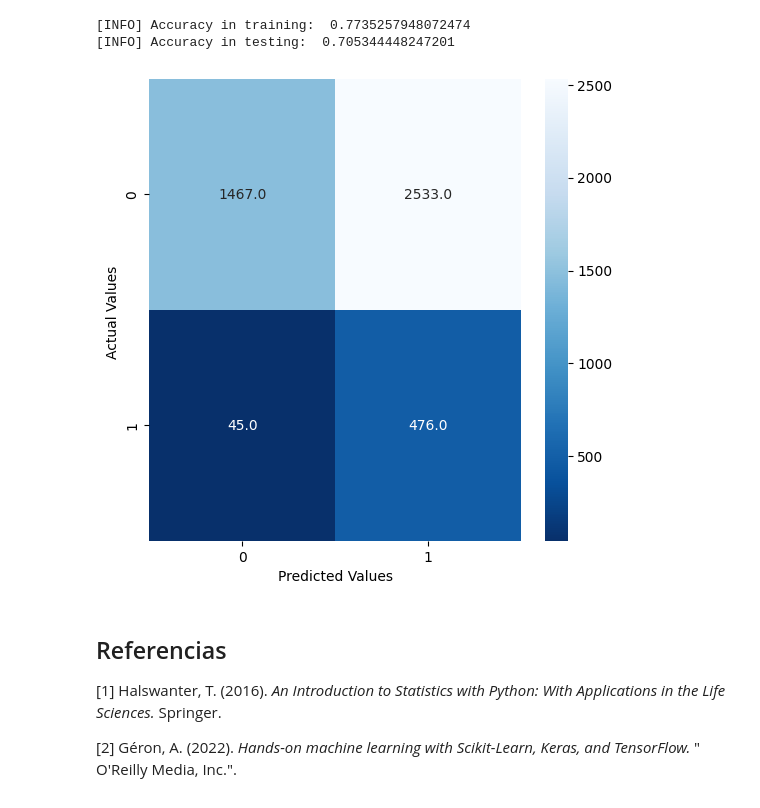
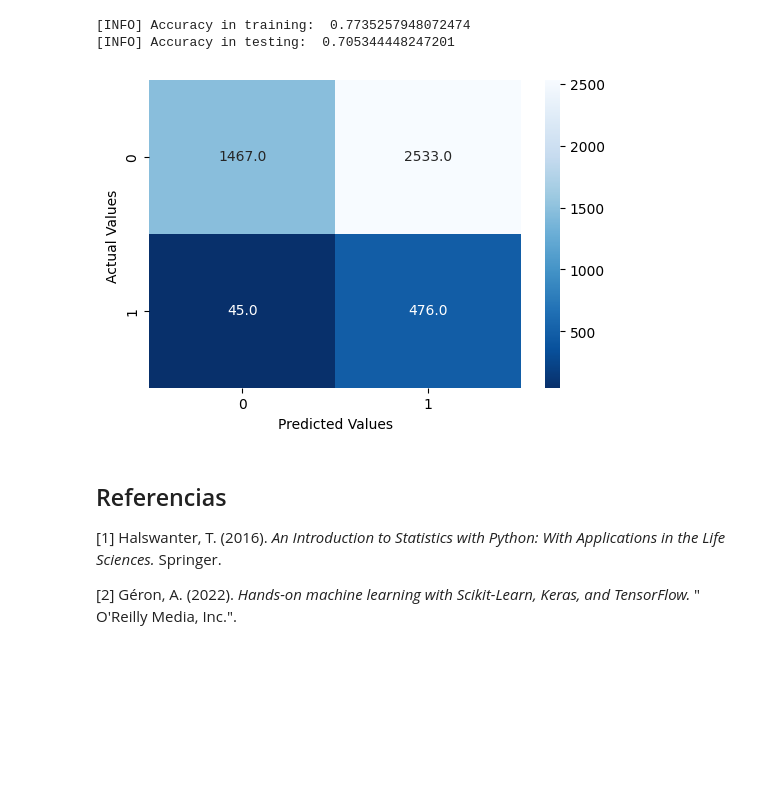
Before and after one commit to joefavergel/pbs-enae-ml-course, a Jupyter notebook: banking_marketing_and_interest_rates_ml_al_detal.ipynb, the cells around one changed output. Saved outputs shown, nothing was run; the diff lists cells and outputs as text; code cells hidden in the pictures; blank space fills up the shorter version.

```diff
--- a/banking_marketing_and_interest_rates_ml_al_detal.ipynb
+++ b/banking_marketing_and_interest_rates_ml_al_detal.ipynb
@@ -418,7 +418,10 @@ Despues de analizar los valore faltantes, se define que:
 from sklearn.impute import SimpleImputer
 
 
-imp_mode = SimpleImputer(missing_values=np.nan, strategy='most_frequent')
+imp_mode = SimpleImputer(
+    missing_values=np.nan,
+    strategy='most_frequent'
+)
 imp_mode.fit(train[["job", "education"]])
 train[["job", "education"]] = imp_mode.transform(train[["job", "education"]])
 
@@ -855,20 +858,20 @@ print(
 # %%
 from sklearn.metrics import confusion_matrix
 
 
 def plot_confusion_matrix(cm):
-    plt.figure(figsize = (6,6))
+    plt.figure(figsize=(6, 4))
     cm_plot = sns.heatmap(cm, annot=True, cmap = 'Blues_r', fmt='.1f')
     cm_plot.set_xlabel('Predicted Values')
     cm_plot.set_ylabel('Actual Values ')
     plt.show()
 
 
 y_pred = sgd_clf.predict(X_test)
 cm = confusion_matrix(y_test, y_pred)
 plot_confusion_matrix(cm)
 # %% [output]
-[figure, old version]
+[figure, new version]
 # %%
 from sklearn.model_selection import cross_val_predict
 
```
Also changed, not shown: parts of 3 cells of this notebook.
